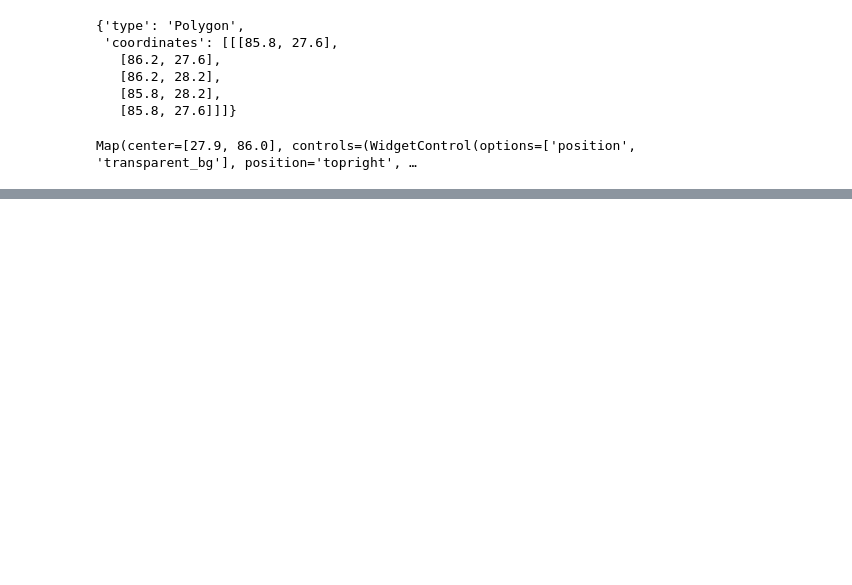
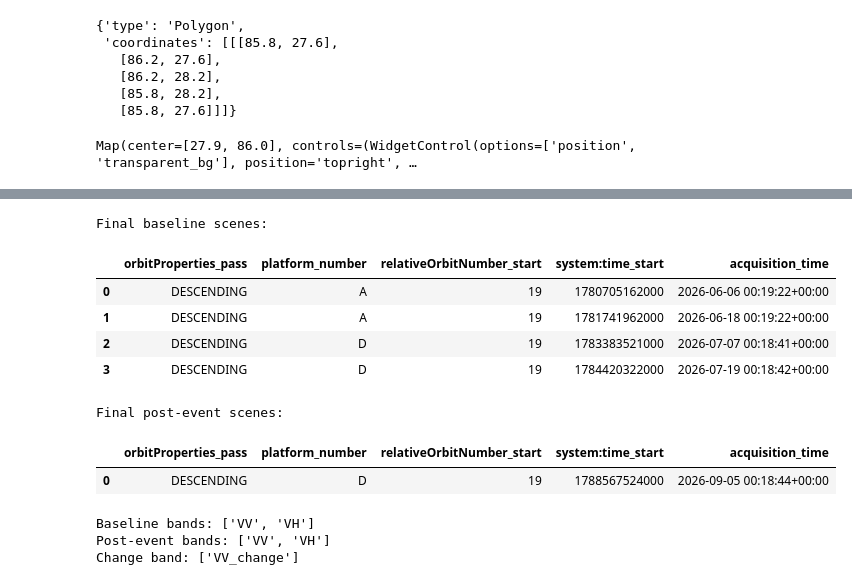
Before and after one commit to rubeshnpl13/nepal-flood-sentinel-damage, a Jupyter notebook: notebooks/01_data_acquisition_gee.ipynb, the cells around one changed output, grey strips where cells are left out. Saved outputs shown, nothing was run; the diff lists cells and outputs as text; code cells hidden in the pictures; blank space fills up the shorter version.

```diff
--- a/notebooks/01_data_acquisition_gee.ipynb
+++ b/notebooks/01_data_acquisition_gee.ipynb
@@ -159,0 +456,72 @@ NameError: name 's1_baseline_all' is not defined
+# %%
+# final selected metadata
+print("Final baseline scenes:")
+display(
+    sentinel1_dataframe(
+        s1_baseline_selected
+    )
+)
+
+print("Final post-event scenes:")
+display(
+    sentinel1_dataframe(
+        s1_post_matched
+    )
+)
+# %% [output]
+Final baseline scenes:
+|  | orbitProperties_pass | platform_number | relativeOrbitNumber_start | system:time_start | acquisition_time |
+| 0 | DESCENDING | A | 19 | 1780705162000 | 2026-06-06 00:19:22+00:00 |
+| 1 | DESCENDING | A | 19 | 1781741962000 | 2026-06-18 00:19:22+00:00 |
+| 2 | DESCENDING | D | 19 | 1783383521000 | 2026-07-07 00:18:41+00:00 |
+| 3 | DESCENDING | D | 19 | 1784420322000 | 2026-07-19 00:18:42+00:00 |
+Final post-event scenes:
+|  | orbitProperties_pass | platform_number | relativeOrbitNumber_start | system:time_start | acquisition_time |
+| 0 | DESCENDING | D | 19 | 1788567524000 | 2026-09-05 00:18:44+00:00 |
+# %%
+#SAR composites and change
+baseline_s1 = (
+    s1_baseline_selected
+    .select(
+        ["VV", "VH"]
+    )
+    .median()
+    .clip(aoi)
+)
+
+post_s1 = (
+    s1_post_matched
+    .select(
+        ["VV", "VH"]
+    )
+    .median()
+    .clip(aoi)
+)
+
+vv_change = (
+    post_s1
+    .select("VV")
+    .subtract(
+        baseline_s1.select("VV")
+    )
+    .rename("VV_change")
+)
+
+print(
+    "Baseline bands:",
+    baseline_s1.bandNames().getInfo(),
+)
+
+print(
+    "Post-event bands:",
+    post_s1.bandNames().getInfo(),
+)
+
+print(
+    "Change band:",
+    vv_change.bandNames().getInfo(),
+)
+# %% [output]
+Baseline bands: ['VV', 'VH']
+Post-event bands: ['VV', 'VH']
+Change band: ['VV_change']
```
Also changed, not shown: parts of 20 cells of this notebook, 4 other files.
